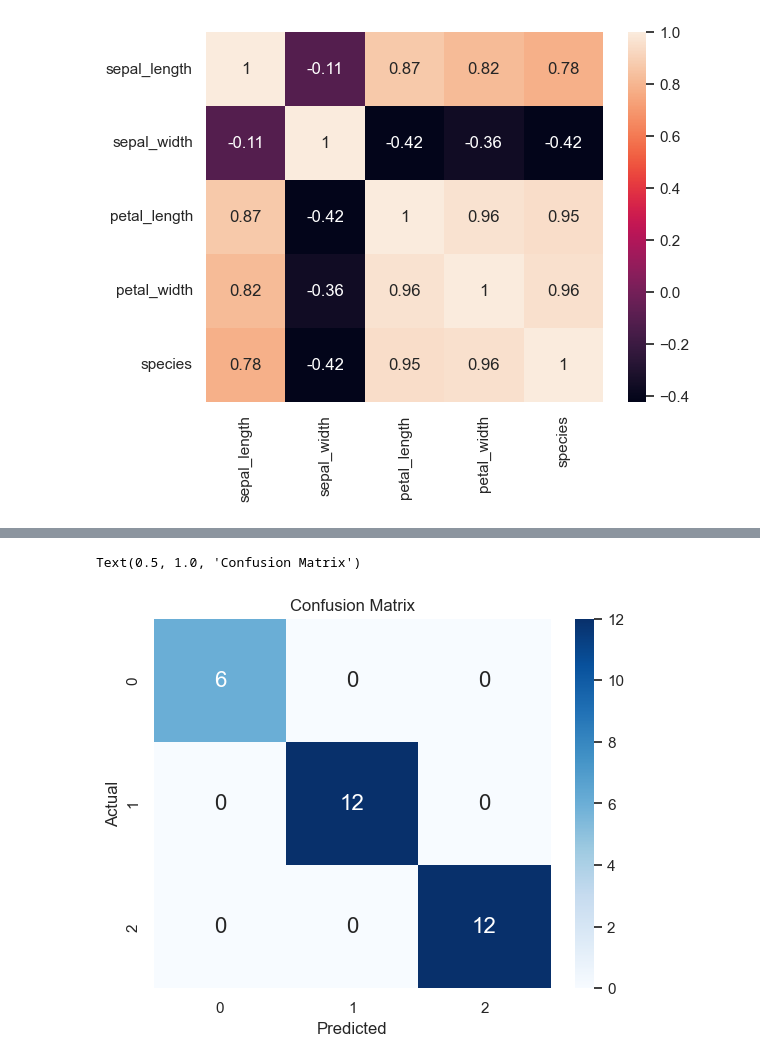
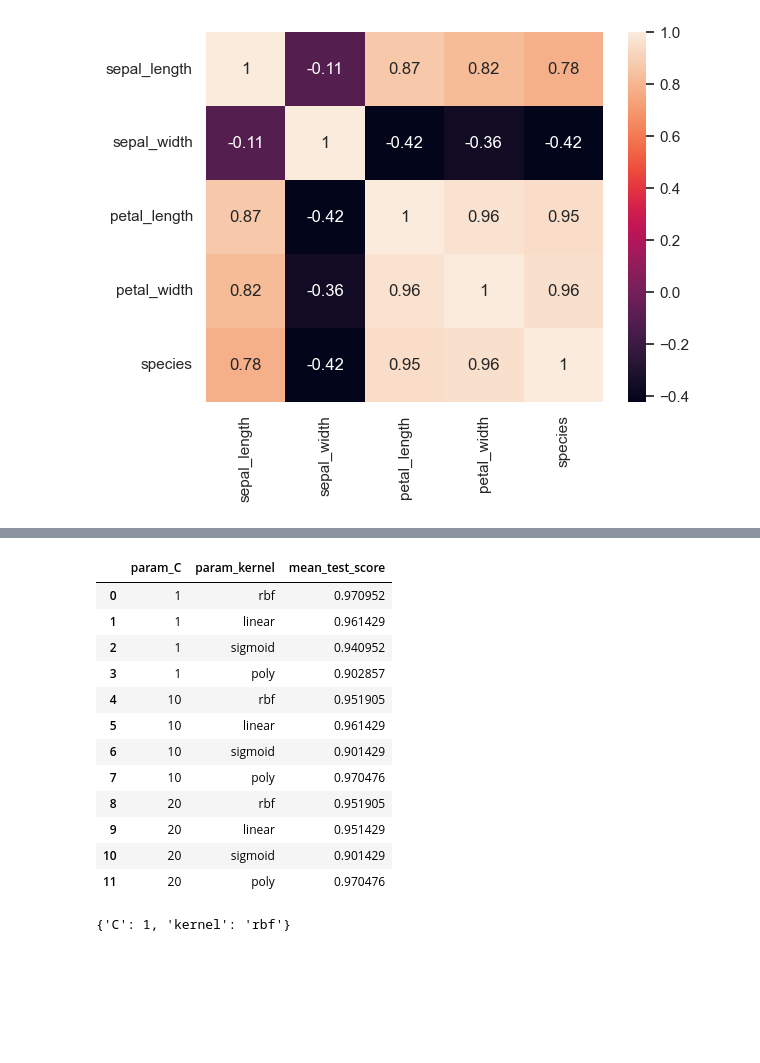
Before and after one commit to 4nonyMe/dia_mini_project, a Jupyter notebook: flowers_2.ipynb, the cells around one changed output, grey strips where cells are left out. Drawn from its saved outputs; the diff is of its cells as text; code cells hidden in the pictures; blank space fills up the shorter version.

```diff
--- a/flowers_2.ipynb
+++ b/flowers_2.ipynb
@@ -254,5 +188,0 @@ Text(0.5, 1.0, 'Confusion Matrix')
-# %%
-#random forest to compare efficiency
-from sklearn.ensemble import RandomForestClassifier
-model_2 = RandomForestClassifier(n_estimators=50, criterion='entropy', random_state=42)
-model_2.fit(X_train, y_train)
@@ -293,8 +189,27 @@ weighted avg       1.00      1.00      1.00        30
-# %%
-sns.heatmap(conf_matrix_2, annot=True, fmt='d', cmap='Blues', annot_kws={"size": 16})
-plt.xlabel('Predicted')
-plt.ylabel('Actual')
-plt.title('Confusion Matrix')
-# %% [output]
-Text(0.5, 1.0, 'Confusion Matrix')
-[figure, removed]
+# %%
+classifier=GridSearchCV(svm.SVC(gamma='auto'),
+                        {'C':[1,10,20],'kernel': ['rbf', 'linear', 'sigmoid', 'poly']},
+                       cv=5,
+                       return_train_score=False)
+
+classifier.fit(X_train, y_train)
+df_cl=pd.DataFrame(classifier.cv_results_)
+df_cl[['param_C', 'param_kernel', 'mean_test_score']]
+# %% [output]
+|  | param_C | param_kernel | mean_test_score |
+| 0 | 1 | rbf | 0.970952 |
+| 1 | 1 | linear | 0.961429 |
+| 2 | 1 | sigmoid | 0.940952 |
+| 3 | 1 | poly | 0.902857 |
+| 4 | 10 | rbf | 0.951905 |
+| 5 | 10 | linear | 0.961429 |
+| 6 | 10 | sigmoid | 0.901429 |
+| 7 | 10 | poly | 0.970476 |
+| 8 | 20 | rbf | 0.951905 |
+| 9 | 20 | linear | 0.951429 |
+| 10 | 20 | sigmoid | 0.901429 |
+| 11 | 20 | poly | 0.970476 |
+# %%
+classifier.best_params_
+# %% [output]
+{'C': 1, 'kernel': 'rbf'}
```
Also changed, not shown: parts of 15 cells of this notebook, 1 other file.
